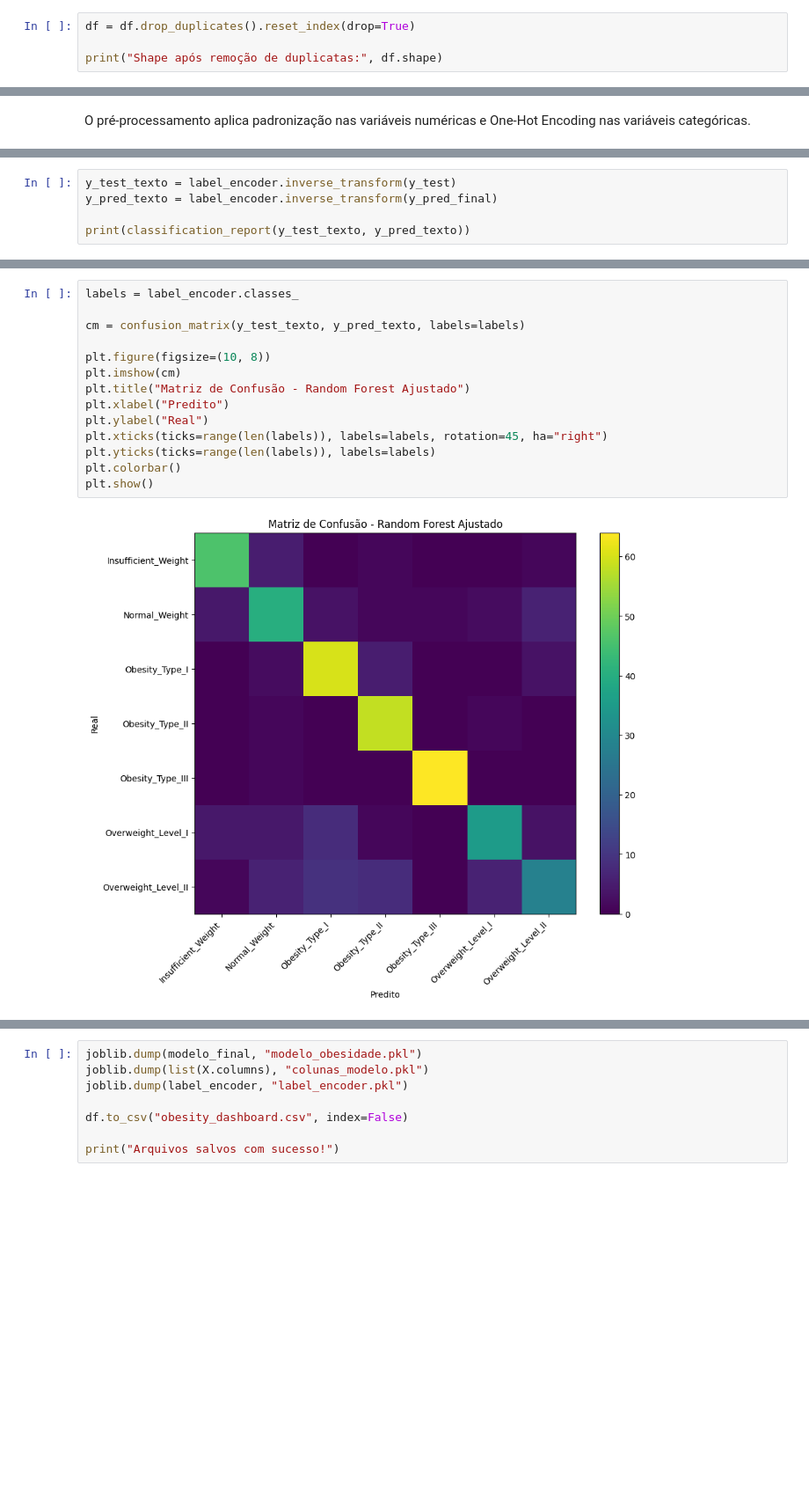
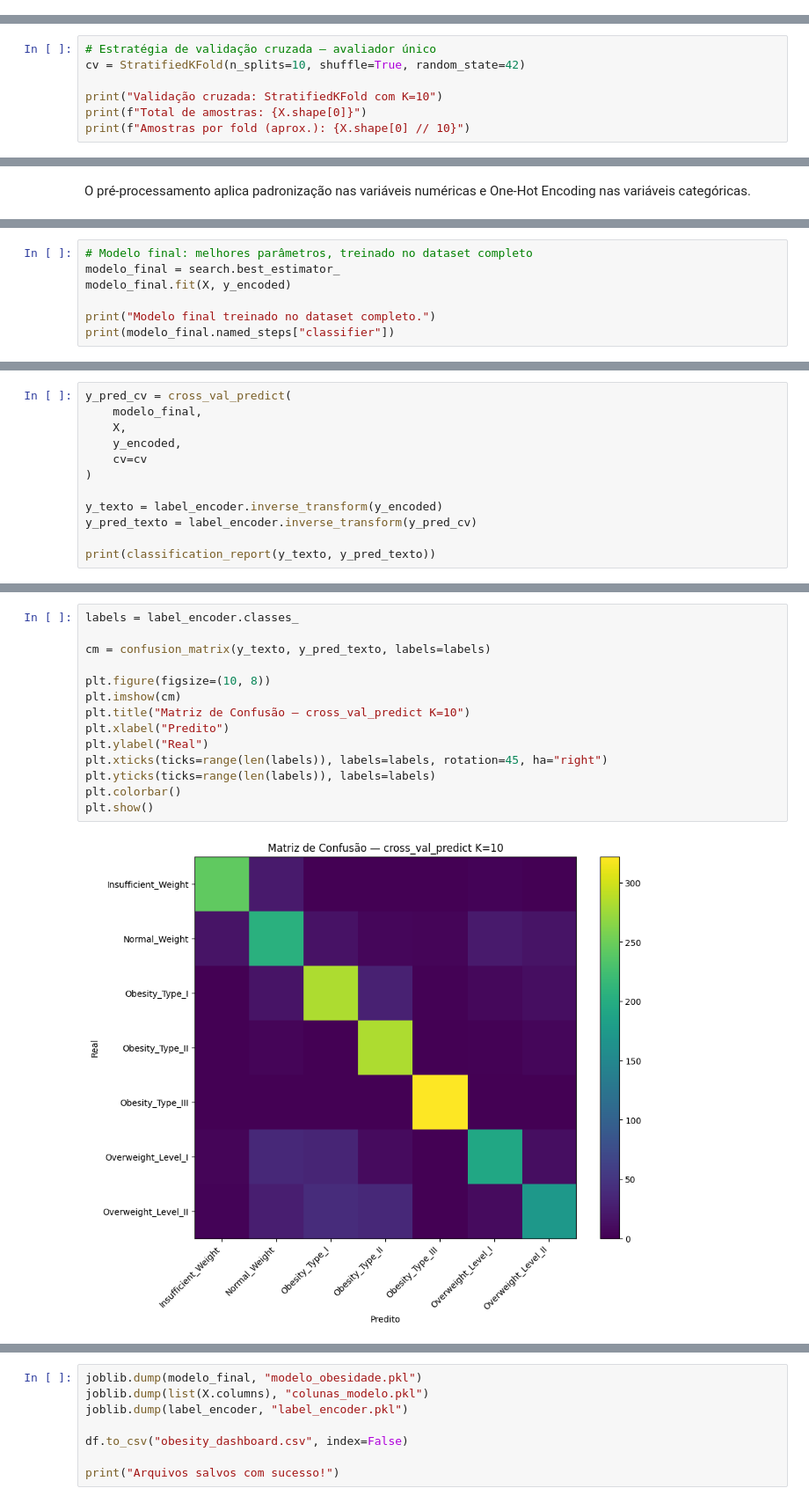
Before and after one commit to Marconiadsf/tech-challenge-obesity, a Jupyter notebook: notebook_modelagem.ipynb, the cells around one changed output, grey strips where cells are left out. Shown at 88% size. Saved outputs shown, nothing was run; the diff lists cells and outputs as text; blank space fills up the shorter version.

```diff
--- a/notebook_modelagem.ipynb
+++ b/notebook_modelagem.ipynb
@@ -136,4 +159,0 @@ Quantidade de duplicatas: 24
-# %%
-df = df.drop_duplicates().reset_index(drop=True)
-
-print("Shape após remoção de duplicatas:", df.shape)
@@ -270,0 +404,7 @@ Teste: (418, 14)
+# %%
+# Estratégia de validação cruzada — avaliador único
+cv = StratifiedKFold(n_splits=10, shuffle=True, random_state=42)
+
+print("Validação cruzada: StratifiedKFold com K=10")
+print(f"Total de amostras: {X.shape[0]}")
+print(f"Amostras por fold (aprox.): {X.shape[0] // 10}")
@@ -475,0 +614,7 @@ Gap treino-teste: 0.09129754229246523
+# %%
+# Modelo final: melhores parâmetros, treinado no dataset completo
+modelo_final = search.best_estimator_
+modelo_final.fit(X, y_encoded)
+
+print("Modelo final treinado no dataset completo.")
+print(modelo_final.named_steps["classifier"])
@@ -496,8 +656,15 @@ Nesta etapa, o modelo final é avaliado por meio do relatório de classificaçã
 # %%
-y_test_texto = label_encoder.inverse_transform(y_test)
-y_pred_texto = label_encoder.inverse_transform(y_pred_final)
+y_pred_cv = cross_val_predict(
+    modelo_final,
+    X,
+    y_encoded,
+    cv=cv
+)
 
-print(classification_report(y_test_texto, y_pred_texto))
+y_texto = label_encoder.inverse_transform(y_encoded)
+y_pred_texto = label_encoder.inverse_transform(y_pred_cv)
+
+print(classification_report(y_texto, y_pred_texto))
 # %% [output]
                      precision    recall  f1-score   support
 
@@ -515,16 +682,16 @@ Overweight_Level_II       0.68      0.48      0.57        58
 # %%
 labels = label_encoder.classes_
 
-cm = confusion_matrix(y_test_texto, y_pred_texto, labels=labels)
+cm = confusion_matrix(y_texto, y_pred_texto, labels=labels)
 
 plt.figure(figsize=(10, 8))
 plt.imshow(cm)
-plt.title("Matriz de Confusão - Random Forest Ajustado")
+plt.title("Matriz de Confusão — cross_val_predict K=10")
 plt.xlabel("Predito")
 plt.ylabel("Real")
 plt.xticks(ticks=range(len(labels)), labels=labels, rotation=45, ha="right")
 plt.yticks(ticks=range(len(labels)), labels=labels)
 plt.colorbar()
 plt.show()
 # %% [output]
-[figure, old version]
+[figure, new version]
```
Also changed, not shown: parts of 56 cells of this notebook.
